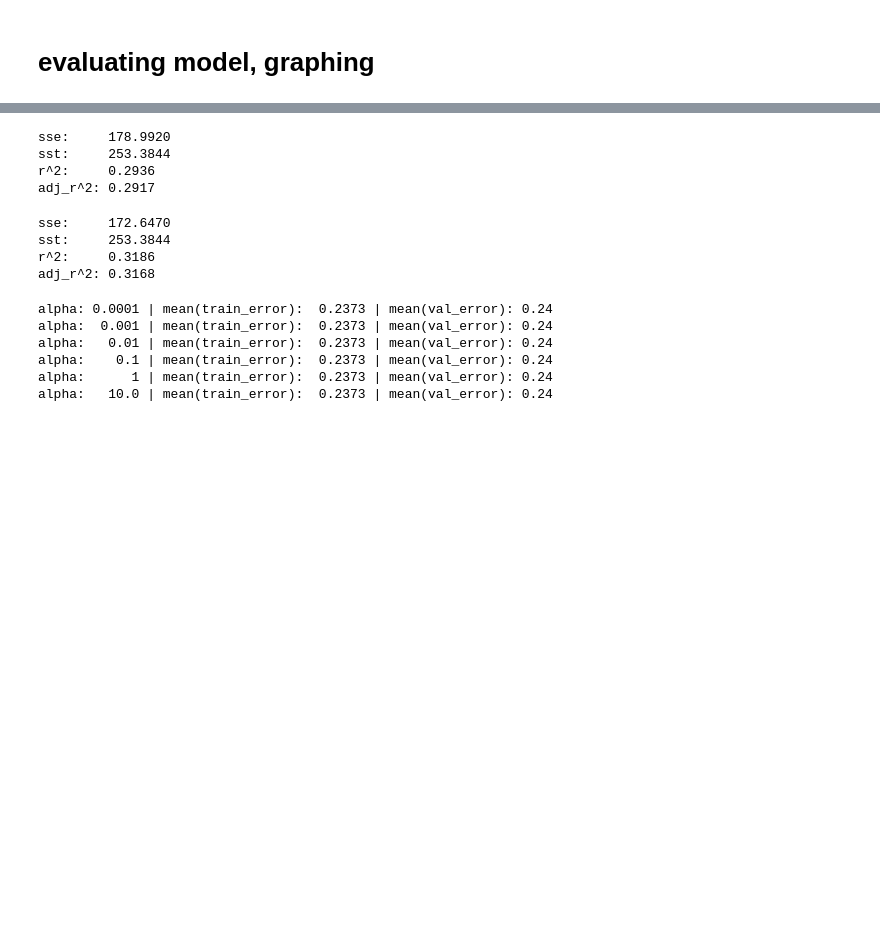
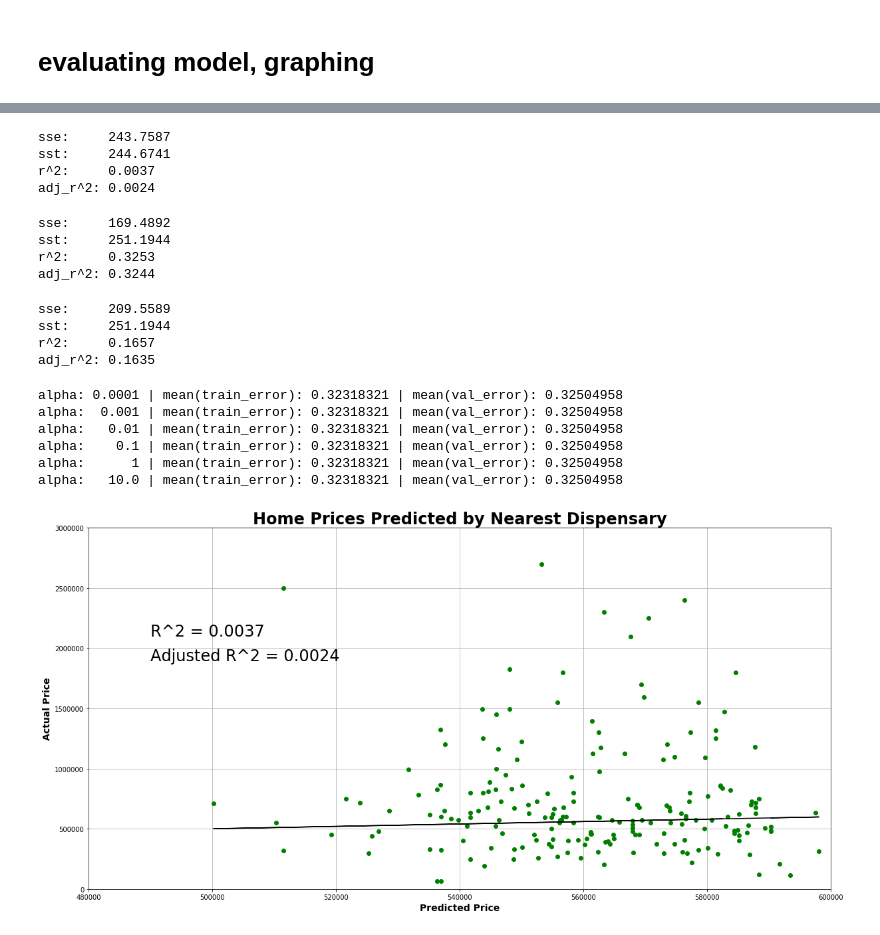
Before and after one commit to n8pk/project_luther, a Jupyter notebook: code/05_nearest_neighbor.ipynb, the cells around one changed output, grey strips where cells are left out. Saved outputs shown, nothing was run; the diff lists cells and outputs as text; code cells hidden in the pictures; blank space fills up the shorter version.

```diff
--- a/code/05_nearest_neighbor.ipynb
+++ b/code/05_nearest_neighbor.ipynb
@@ -210,5 +211,5 @@ adj_r^2: 0.3923
 # %%
-X = np.matrix(dc[['min_dist', 'nn_hp']]).reshape(-1,2)
+X = np.matrix(dc[['min_dist']]).reshape(-1,1)
 y = np.array(dc['home_price'])
 
 lr = LinearRegression(fit_intercept=True)
@@ -217,12 +218,26 @@ lr.fit(X, y)
 stats = Stats(X, y, lr)
 pretty_print_stats(stats)
 # %% [output]
-sse:     178.9920
-sst:     253.3844
-r^2:     0.2936
-adj_r^2: 0.2917
+sse:     243.7587
+sst:     244.6741
+r^2:     0.0037
+adj_r^2: 0.0024
+# %%
+X = np.matrix(dc[['nn_hp_5']]).reshape(-1,1)
+y = np.array(dc['home_price'])
+
+lr = LinearRegression(fit_intercept=True)
+lr.fit(X, y)
+
+stats = Stats(X, y, lr)
+pretty_print_stats(stats)
+# %% [output]
+sse:     169.4892
+sst:     251.1944
+r^2:     0.3253
+adj_r^2: 0.3244
 # %%
-X = np.matrix(dc[['min_dist', 'nn_hp']]).reshape(-1,2)
+X = np.matrix(dc[['year_built', 'min_dist']]).reshape(-1,2)
 y = np.array(dc['home_price'])
 
 poly = Pipeline([('poly', PolynomialFeatures(degree=3)),
@@ -232,10 +247,10 @@ poly.fit(X, y)
 stats = Stats(X, y, poly)
 pretty_print_stats(stats)
 # %% [output]
-sse:     172.6470
-sst:     253.3844
-r^2:     0.3186
-adj_r^2: 0.3168
+sse:     209.5589
+sst:     251.1944
+r^2:     0.1657
+adj_r^2: 0.1635
 # %%
 def calc_train_error(X_train, y_train, model):
     '''returns in-sample error for already fit model.'''
@@ -258,7 +273,7 @@ def calc_metrics(X_train, y_train, X_test, y_test, model):
     validation_error = calc_validation_error(X_test, y_test, model)
     return train_error, validation_error
 # %%
-data = np.matrix(dc[['min_dist', 'nn_hp']]).reshape(-1,2)
+data = np.matrix(dc[['min_dist']]).reshape(-1,1)
 target = np.array(dc['home_price'])
 
 K = 10
@@ -277,7 +292,7 @@ for alpha in alphas:
 
         # instantiate model
         lr = LinearRegression(fit_intercept=True)
-#        lasso = Lasso(alpha=alpha, fit_intercept=True, random_state=77)
+#         lasso = Lasso(alpha=alpha, fit_intercept=True, random_state=77)
 #         poly = Pipeline([('poly', PolynomialFeatures(degree=3)),
 #                    ('linear', LinearRegression(fit_intercept=False))])
 
@@ -291,12 +306,31 @@ for alpha in alphas:
     # generate report
     print('alpha: {:6} | mean(train_error): {:7} | mean(val_error): {}'.
           format(alpha,
-                 round(np.mean(train_errors),4),
-                 round(np.mean(validation_errors),4)))
+                 round(np.mean(train_errors),8),
+                 round(np.mean(validation_errors),8)))
 # %% [output]
-alpha: 0.0001 | mean(train_error):  0.2373 | mean(val_error): 0.24
-alpha:  0.001 | mean(train_error):  0.2373 | mean(val_error): 0.24
-alpha:   0.01 | mean(train_error):  0.2373 | mean(val_error): 0.24
-alpha:    0.1 | mean(train_error):  0.2373 | mean(val_error): 0.24
-alpha:      1 | mean(train_error):  0.2373 | mean(val_error): 0.24
-alpha:   10.0 | mean(train_error):  0.2373 | mean(val_error): 0.24
+alpha: 0.0001 | mean(train_error): 0.32318321 | mean(val_error): 0.32504958
+alpha:  0.001 | mean(train_error): 0.32318321 | mean(val_error): 0.32504958
+alpha:   0.01 | mean(train_error): 0.32318321 | mean(val_error): 0.32504958
+alpha:    0.1 | mean(train_error): 0.32318321 | mean(val_error): 0.32504958
+alpha:      1 | mean(train_error): 0.32318321 | mean(val_error): 0.32504958
+alpha:   10.0 | mean(train_error): 0.32318321 | mean(val_error): 0.32504958
+# %%
+predictions = lr.predict(np.array(test.iloc[:][['min_dist']]).reshape(-1,1))
+
+
+
+plt.figure(figsize=(20,10))
+
+plt.plot(np.exp(predictions), np.exp(test['home_price']), 'go', np.exp(predictions), np.exp(predictions), 'k')
+plt.title('Home Prices Predicted by Nearest Dispensary', fontsize=24, fontweight='bold')
+plt.ylabel('Actual Price', fontsize=14, fontweight='bold')
+plt.xlabel('Predicted Price', fontsize=14, fontweight='bold')
+plt.text(4.9e5, 2.1e6, 'R^2 = 0.0037', fontsize=24)
+plt.text(4.9e5, 1.9e6, 'Adjusted R^2 = 0.0024', fontsize=24)
+plt.grid()
+plt.xlim(4.8e5,6e5)
+plt.ylim(0,3e6)
+plt.show();
+# %% [output]
+[figure, added]
```
Also changed, not shown: parts of 27 cells of this notebook, 6 other files.
